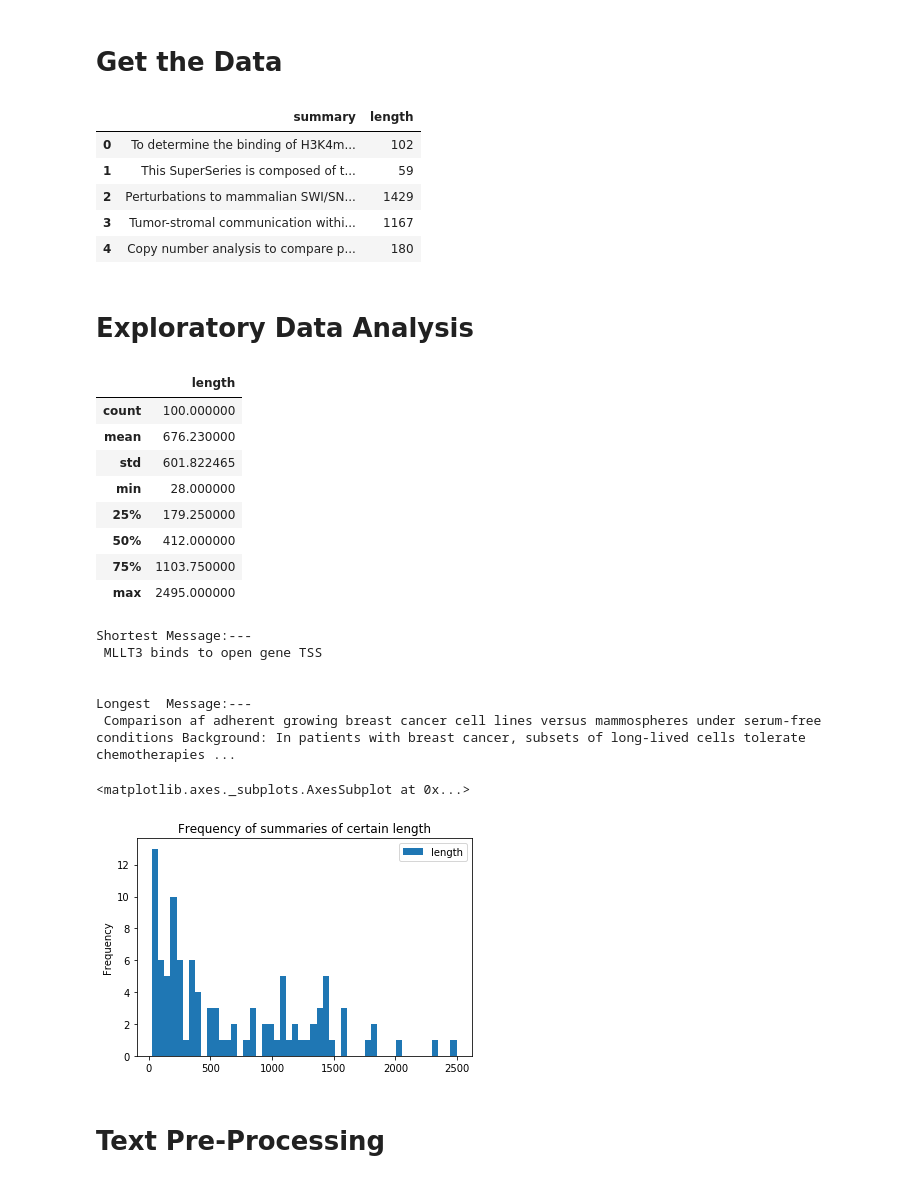
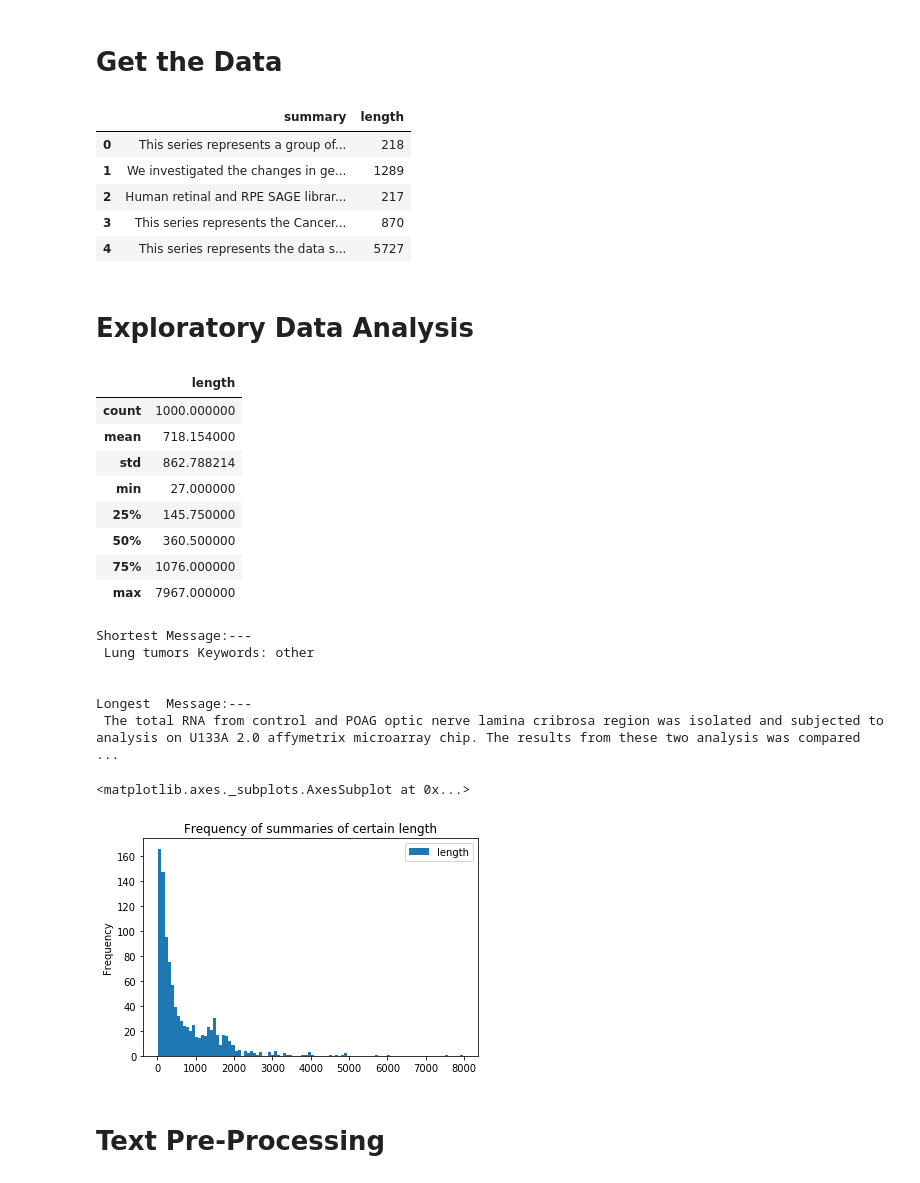
Before and after one commit to karlo0/AstraZeneca-S2DS, a Jupyter notebook: notebooks/14_0_L_ExploratoryDataAnalysis.ipynb, the cells around one changed output. Saved outputs shown, nothing was run; the diff lists cells and outputs as text; code cells hidden in the pictures.

```diff
--- a/notebooks/14_0_L_ExploratoryDataAnalysis.ipynb
+++ b/notebooks/14_0_L_ExploratoryDataAnalysis.ipynb
@@ -32,0 +37,10 @@ df.head()
+# %%
+%%time
+# Set name of file
+filename = '../data/interim/records.pkl'
+#filename = '../data/interim/samples.pkl'
+
+
+# Read to DataFrame
+df = pd.read_pickle(filename)
+df.head()
@@ -33,47 +50,47 @@ df.head()
 # %% [markdown]
 # Get the Data
 # %%
-messages = pd.DataFrame(df['summary'])
+messages = pd.DataFrame(df['summary'].iloc[:1000])
 messages['length'] = messages['summary'].apply(len)
 messages.head()
 # %% [output]
 |  | summary | length |
-| 0 | To determine the binding of H3K4m... | 102 |
-| 1 | This SuperSeries is composed of t... | 59 |
-| 2 | Perturbations to mammalian SWI/SN... | 1429 |
-| 3 | Tumor-stromal communication withi... | 1167 |
-| 4 | Copy number analysis to compare p... | 180 |
+| 0 | This series represents a group of... | 218 |
+| 1 | We investigated the changes in ge... | 1289 |
+| 2 | Human retinal and RPE SAGE librar... | 217 |
+| 3 | This series represents the Cancer... | 870 |
+| 4 | This series represents the data s... | 5727 |
 # %% [markdown]
 # Exploratory Data Analysis
 # %%
 messages.describe()
 # %% [output]
 |  | length |
-| count | 100.000000 |
-| mean | 676.230000 |
-| std | 601.822465 |
-| min | 28.000000 |
-| 25% | 179.250000 |
-| 50% | 412.000000 |
-| 75% | 1103.750000 |
-| max | 2495.000000 |
+| count | 1000.000000 |
+| mean | 718.154000 |
+| std | 862.788214 |
+| min | 27.000000 |
+| 25% | 145.750000 |
+| 50% | 360.500000 |
+| 75% | 1076.000000 |
+| max | 7967.000000 |
 # %%
-print('Shortest Message:---\n',messages[messages['length'] == 28]['summary'].iloc[0])
+print('Shortest Message:---\n',messages[messages['length'] == int(messages.describe().min())]['summary'].iloc[0])
 print('\n')
-print('Longest  Message:---\n',messages[messages['length'] == 2495]['summary'].iloc[0])
+print('Longest  Message:---\n',messages[messages['length'] == int(messages.describe().max())]['summary'].iloc[0])
 # %% [output]
 Shortest Message:---
- MLLT3 binds to open gene TSS
+ Lung tumors Keywords: other
 
 
 Longest  Message:---
- Comparison af adherent growing breast cancer cell lines versus mammospheres under serum-free conditions Background: In patients with breast cancer, subsets of long-lived cells tolerate chemotherapies ...
+ The total RNA from control and POAG optic nerve lamina cribrosa region was isolated and subjected to analysis on U133A 2.0 affymetrix microarray chip. The results from these two analysis was compared ...
 # %%
 messages.groupby('length').count()
-messages['length'].plot(bins=50, kind='hist', title='Frequency of summaries of certain length', legend=True)
+messages['length'].plot(bins=100, kind='hist', title='Frequency of summaries of certain length', legend=True)
 # %% [output]
 <matplotlib.axes._subplots.AxesSubplot at 0x...>
-[figure, old version]
+[figure, new version]
 # %% [markdown]
 # Text Pre-Processing
 # %%
```
Also changed, not shown: parts of 25 cells of this notebook, 1 other file.
